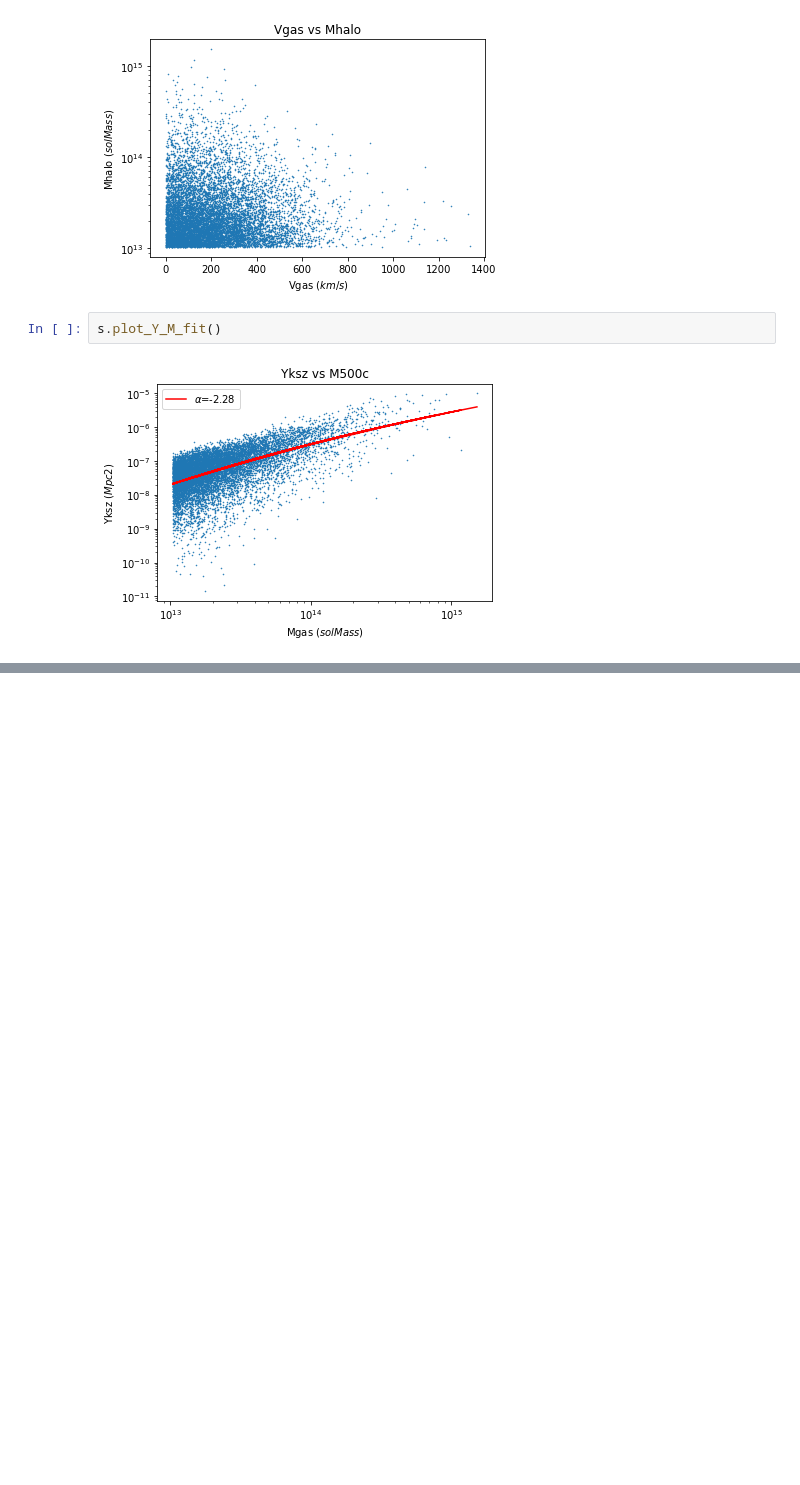
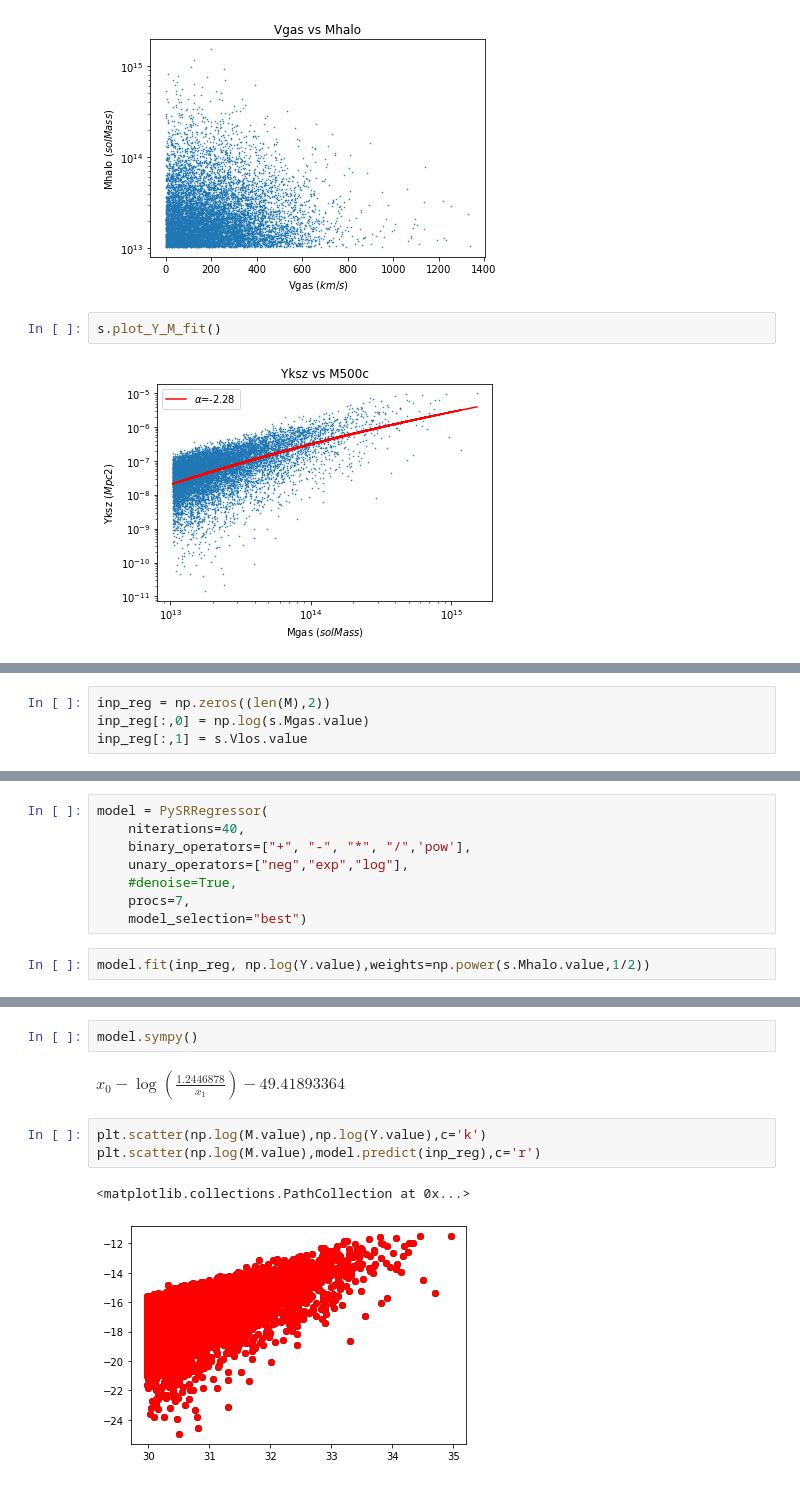
Before and after one commit to antolonappan/kSZscaler, a Jupyter notebook: Notebooks/scaling.ipynb, the cells around one changed output, grey strips where cells are left out. Drawn from its saved outputs; the diff is of its cells as text; blank space fills up the shorter version.

```diff
--- a/Notebooks/scaling.ipynb
+++ b/Notebooks/scaling.ipynb
@@ -25,0 +69,4 @@ s.plot_Y_M_fit()
+# %%
+inp_reg = np.zeros((len(M),2))
+inp_reg[:,0] = np.log(s.Mgas.value)
+inp_reg[:,1] = s.Vlos.value
@@ -25,0 +75,10 @@ s.plot_Y_M_fit()
+# %%
+model = PySRRegressor(
+    niterations=40,
+    binary_operators=["+", "-", "*", "/",'pow'],
+    unary_operators=["neg","exp","log"],
+    #denoise=True,
+    procs=7,
+    model_selection="best")
+# %%
+model.fit(inp_reg, np.log(Y.value),weights=np.power(s.Mhalo.value,1/2))
@@ -25,0 +103,10 @@ s.plot_Y_M_fit()
+# %%
+model.sympy()
+# %% [output]
+$\displaystyle x_{0} - \log{\left(\frac{1.2446878}{x_{1}} \right)} - 49.41893364$
+# %%
+plt.scatter(np.log(M.value),np.log(Y.value),c='k')
+plt.scatter(np.log(M.value),model.predict(inp_reg),c='r')
+# %% [output]
+<matplotlib.collections.PathCollection at 0x...>
+[figure, added]
```
Also changed, not shown: parts of 12 cells of this notebook, 1 other file.
